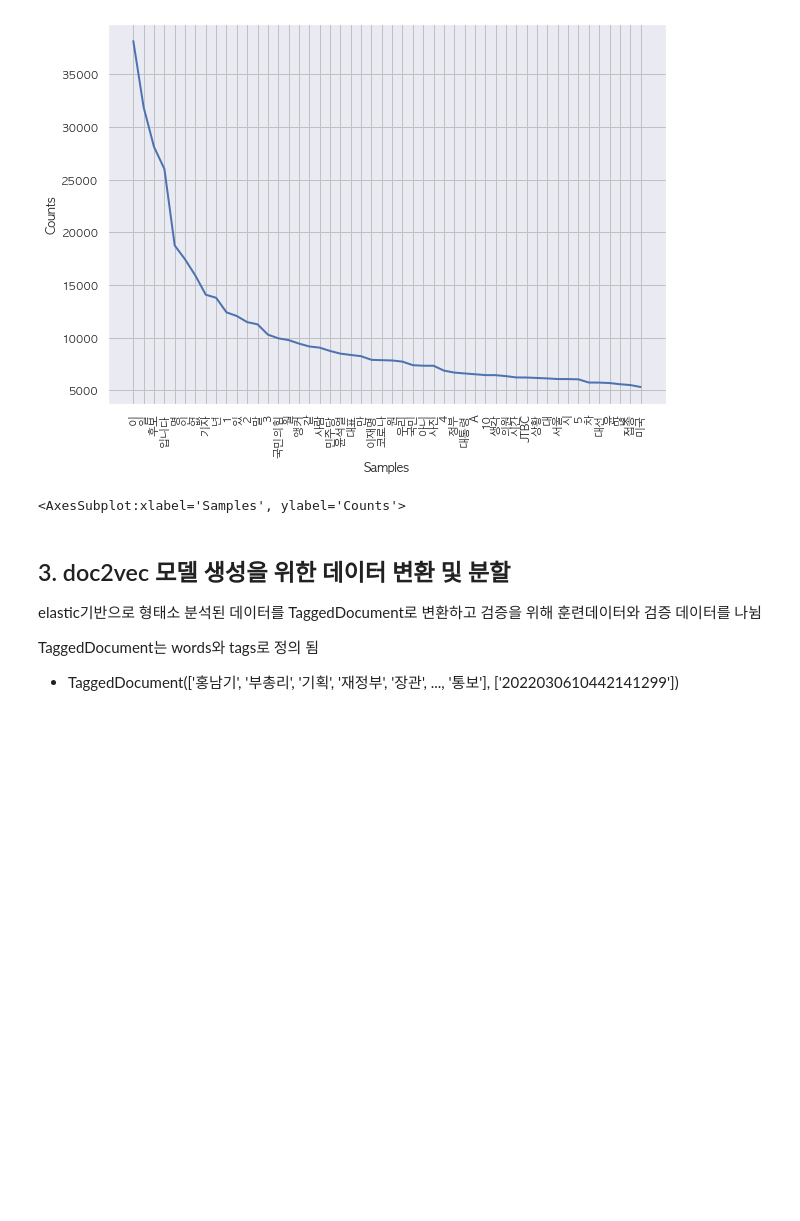
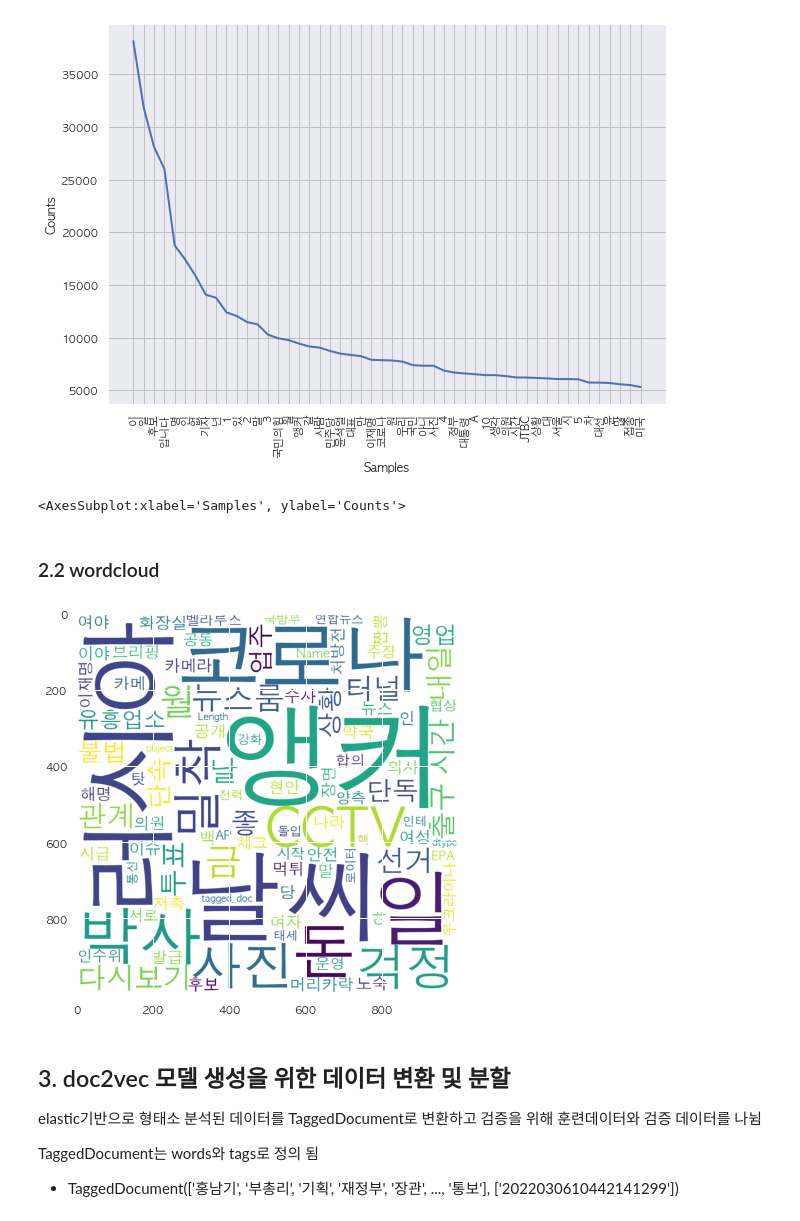
Before and after one commit to greenbear00/doc2vec, a Jupyter notebook: doc2vec_rec_eda.ipynb, the cells around one changed output. Saved outputs shown, nothing was run; the diff lists cells and outputs as text; code cells hidden in the pictures; blank space fills up the shorter version.

Commit message:
feat: wordcloud 추가

```diff
--- a/doc2vec_rec_eda.ipynb
+++ b/doc2vec_rec_eda.ipynb
@@ -112,6 +116,17 @@ FreqDist(word_split).plot(50)
 # %% [output]
 [figure]
 <AxesSubplot:xlabel='Samples', ylabel='Counts'>
+# %% [markdown]
+### 2.2 wordcloud
+# %%
+wv = WordCloud(font_path='/System/Library/Fonts/Supplemental/AppleGothic.ttf',
+                 background_color='white', max_words=100, max_font_size=300,
+                 width=1000, height=1000)
+wv.generate(str(parsing_df['tagged_doc']))
+plt.imshow(wv)
+plt.show()
+# %% [output]
+[figure, added]
 # %% [markdown]
 ## 3. doc2vec 모델 생성을 위한 데이터 변환 및 분할
 
```
Also changed, not shown: parts of 2 cells of this notebook, 2 other files.
